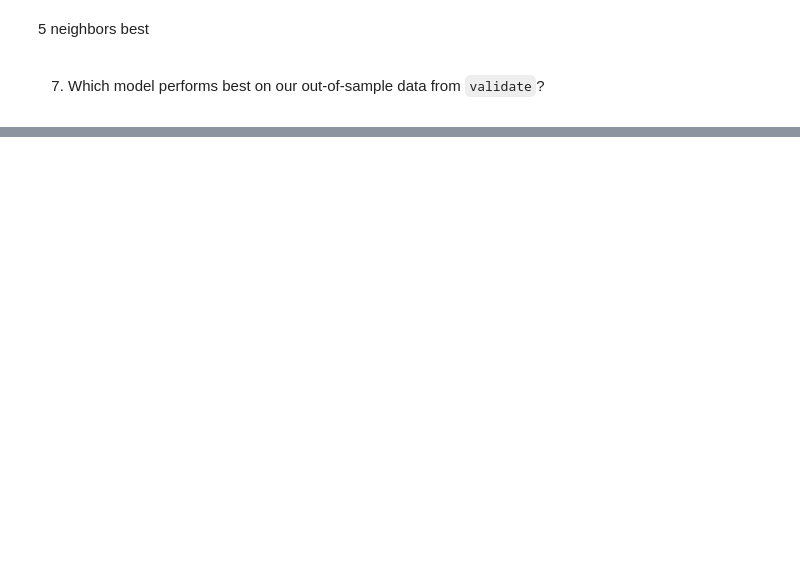
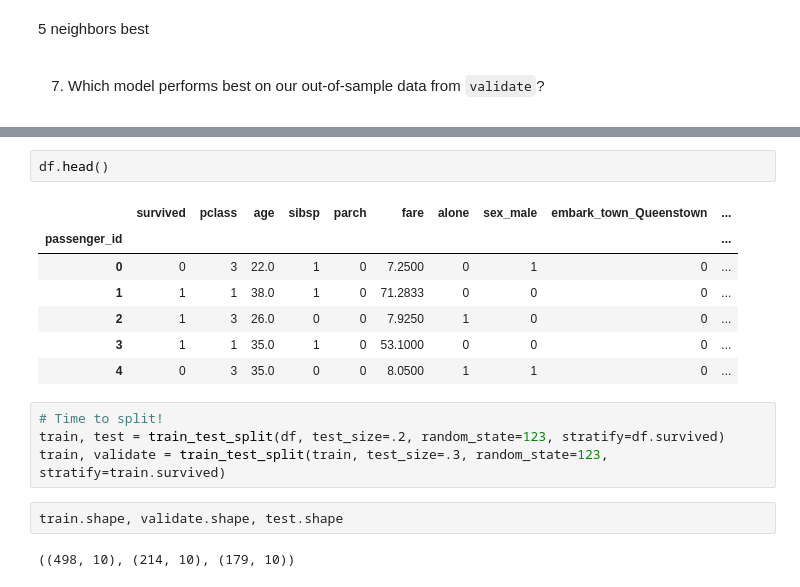
Before and after one commit to Jared-Godar/classification-exercises, a Jupyter notebook: model.ipynb, the cells around one changed output, grey strips where cells are left out. Saved outputs shown, nothing was run; the diff lists cells and outputs as text; blank space fills up the shorter version.

```diff
--- a/model.ipynb
+++ b/model.ipynb
@@ -985,0 +758,18 @@ Accuracy of KNN 20 classifier on test set: 0.65
+# %%
+df.head()
+# %% [output]
+|  | survived | pclass | age | sibsp | parch | fare | alone | sex_male | embark_town_Queenstown | ... |
+| passenger_id |  |  |  |  |  |  |  |  |  | ... |
+| 0 | 0 | 3 | 22.0 | 1 | 0 | 7.2500 | 0 | 1 | 0 | ... |
+| 1 | 1 | 1 | 38.0 | 1 | 0 | 71.2833 | 0 | 0 | 0 | ... |
+| 2 | 1 | 3 | 26.0 | 0 | 0 | 7.9250 | 1 | 0 | 0 | ... |
+| 3 | 1 | 1 | 35.0 | 1 | 0 | 53.1000 | 0 | 0 | 0 | ... |
+| 4 | 0 | 3 | 35.0 | 0 | 0 | 8.0500 | 1 | 1 | 0 | ... |
+# %%
+# Time to split!
+train, test = train_test_split(df, test_size=.2, random_state=123, stratify=df.survived)
+train, validate = train_test_split(train, test_size=.3, random_state=123, stratify=train.survived)
+# %%
+train.shape, validate.shape, test.shape
+# %% [output]
+((498, 10), (214, 10), (179, 10))
```
Also changed, not shown: parts of 109 cells of this notebook, 5 other files.
